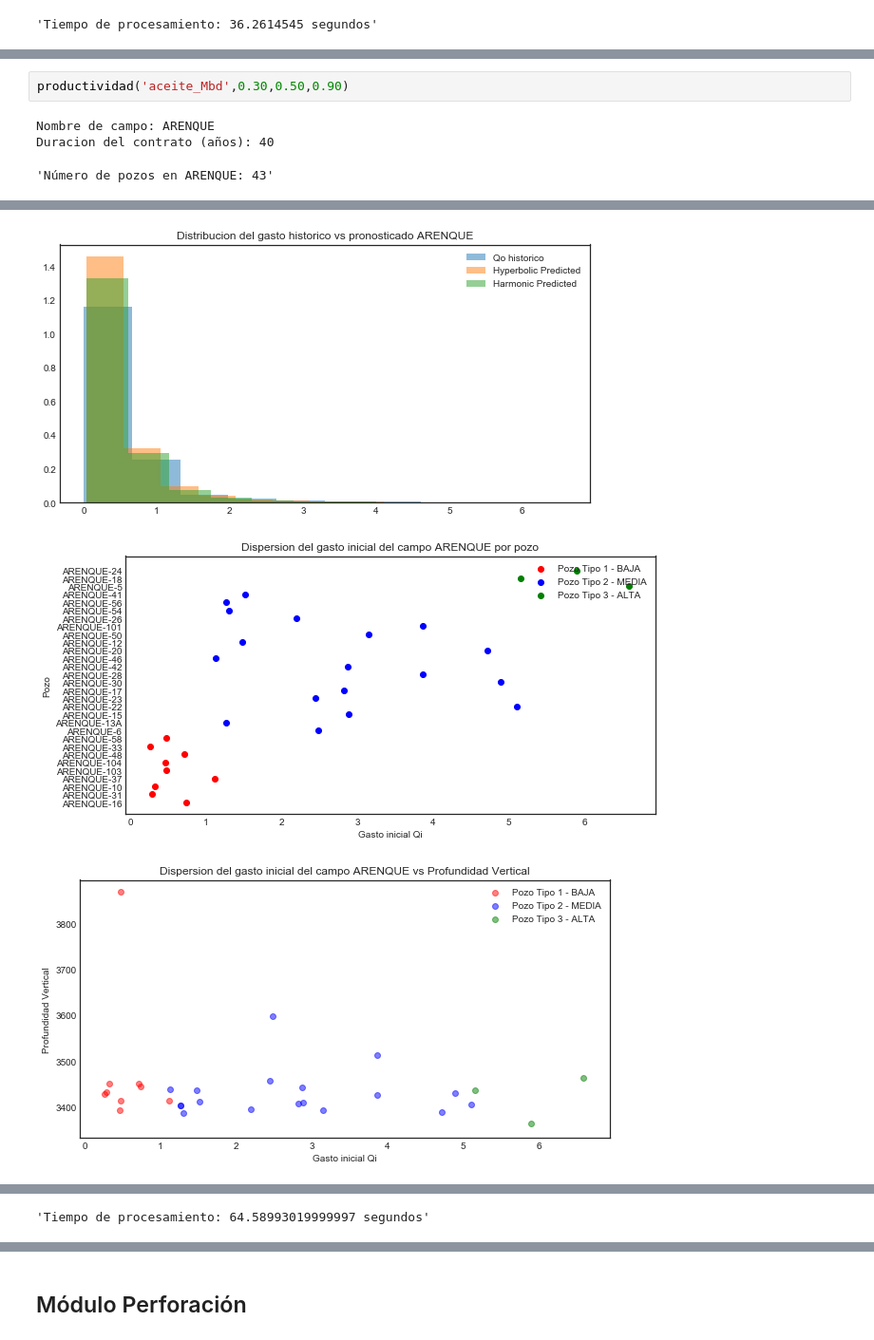
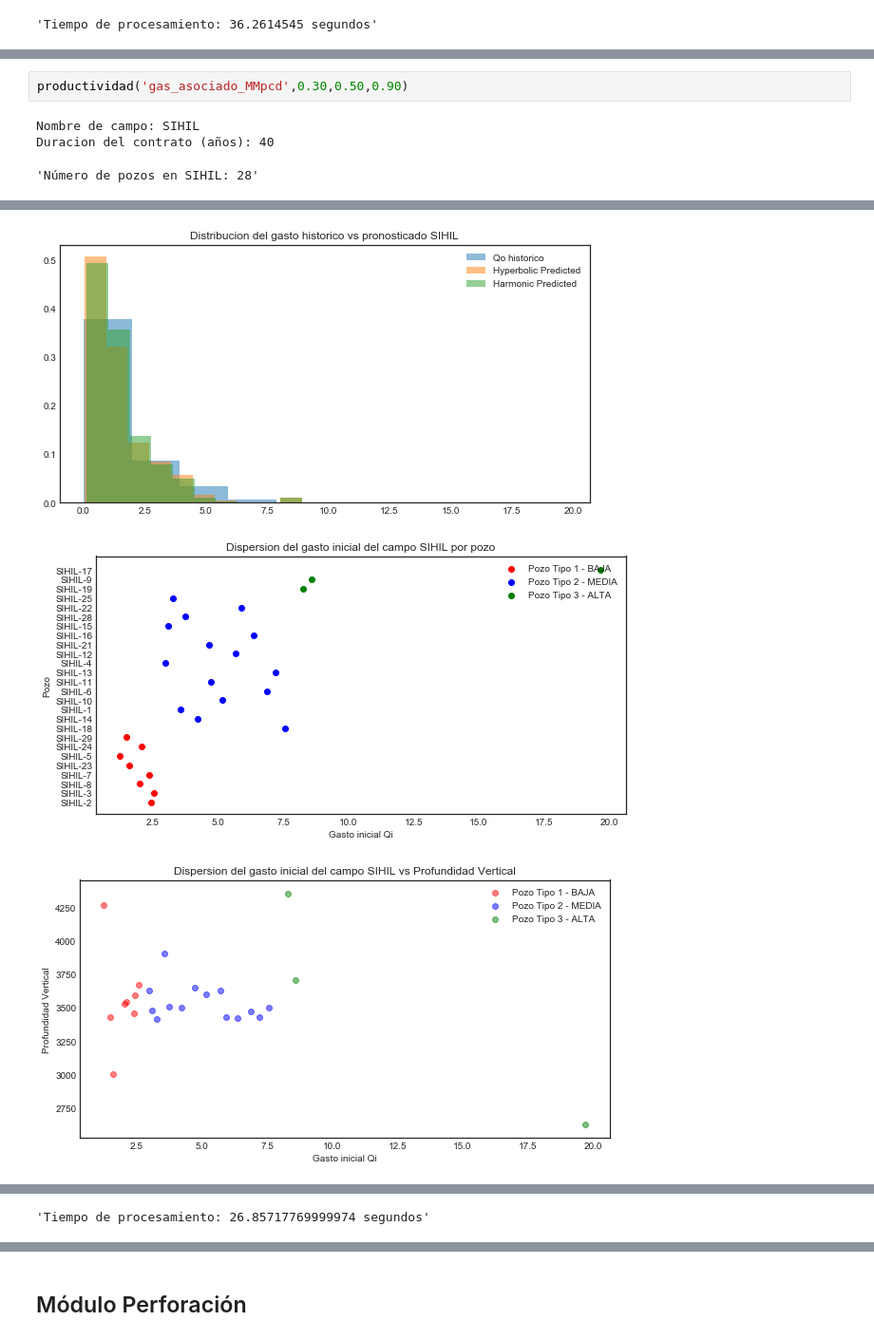
Before and after one commit to eliasft/projects, a Jupyter notebook: demo_v3.ipynb, the cells around one changed output, grey strips where cells are left out. Shown at 95% size. Drawn from its saved outputs; the diff is of its cells as text.

```diff
--- a/demo_v3.ipynb
+++ b/demo_v3.ipynb
@@ -685,6 +686,6 @@ def productividad(hidrocarburo,baja,media,alta):
 # %%
-productividad('aceite_Mbd',0.30,0.50,0.90)
+productividad('gas_asociado_MMpcd',0.30,0.50,0.90)
 # %% [output]
-Nombre de campo: ARENQUE
+Nombre de campo: SIHIL
 Duracion del contrato (años): 40
-'Número de pozos en ARENQUE: 43'
+'Número de pozos en SIHIL: 28'
@@ -693,3 +694,3 @@ Duracion del contrato (años): 40
-[figure, old version]
+[figure, new version]
-[figure, old version]
+[figure, new version]
-[figure, old version]
+[figure, new version]
@@ -699,4 +700,4 @@ Duracion del contrato (años): 40
-'Tiempo de procesamiento: 64.58993019999997 segundos'
+'Tiempo de procesamiento: 26.85717769999974 segundos'
 # %%
 display(prod_base.head(),
         pozos_tipo1,
```
Also changed, not shown: parts of 11 cells of this notebook.
